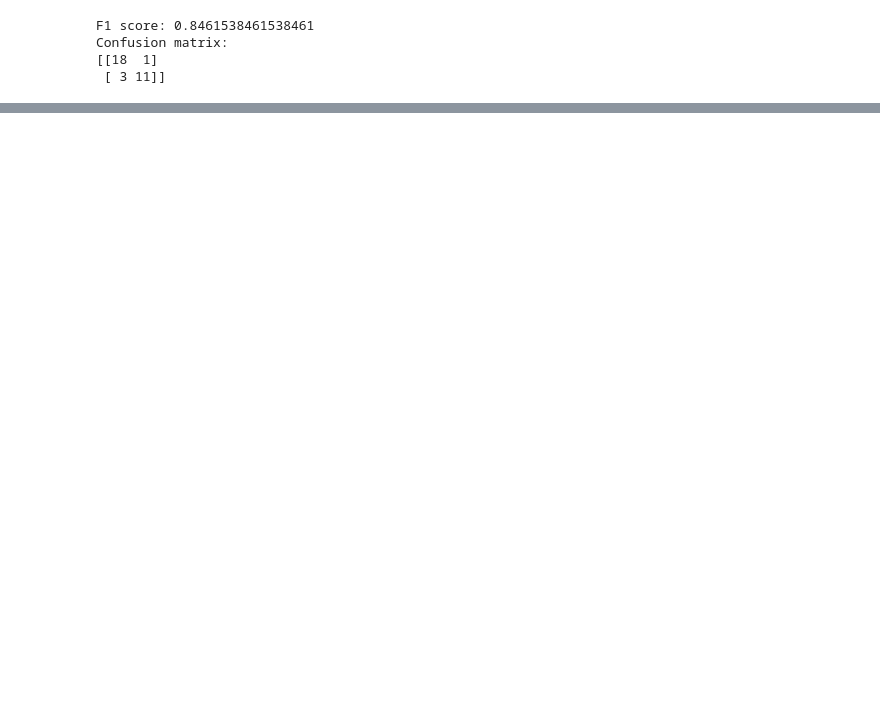
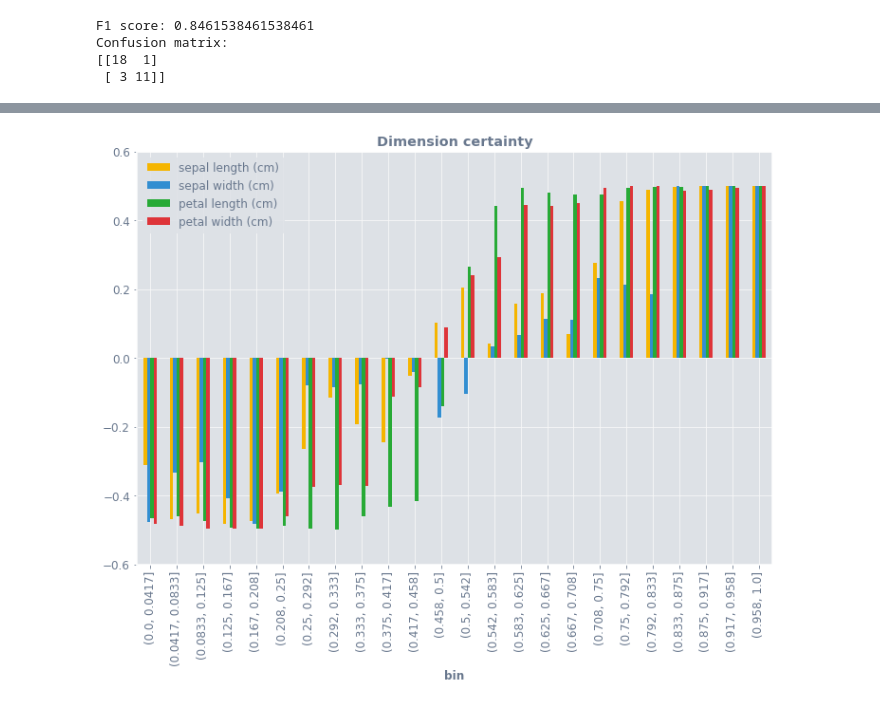
Before and after one commit to Ekrekr/ldr, a Jupyter notebook: module_usage.ipynb, the cells around one changed output, grey strips where cells are left out. Drawn from its saved outputs; the diff is of its cells as text; code cells hidden in the pictures; blank space fills up the shorter version.

```diff
--- a/module_usage.ipynb
+++ b/module_usage.ipynb
@@ -55,0 +68,4 @@ Confusion matrix:
+# %%
+hd.vis_1d()
+# %% [output]
+[figure, added]
```
Also changed, not shown: parts of 6 cells of this notebook, 2 other files.
